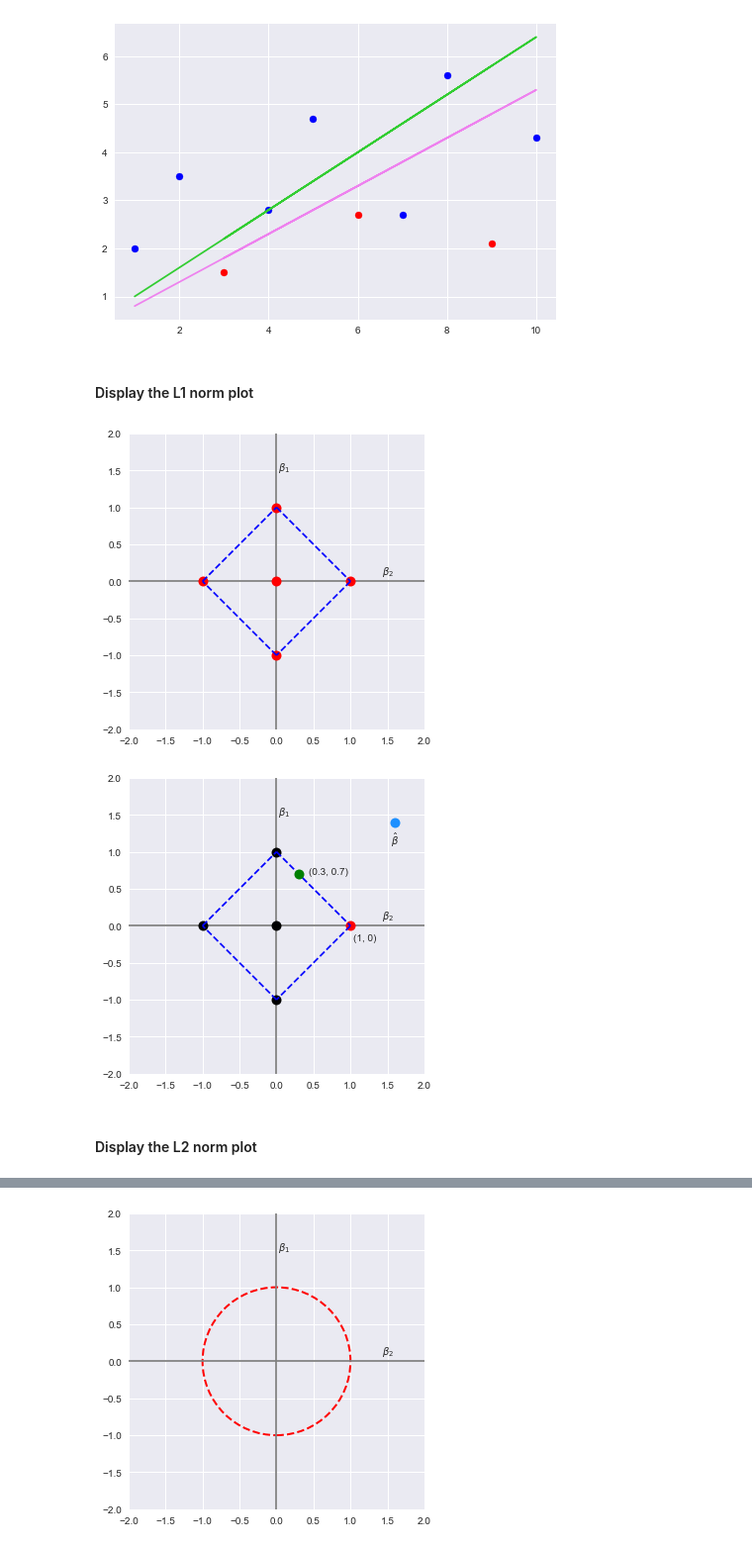
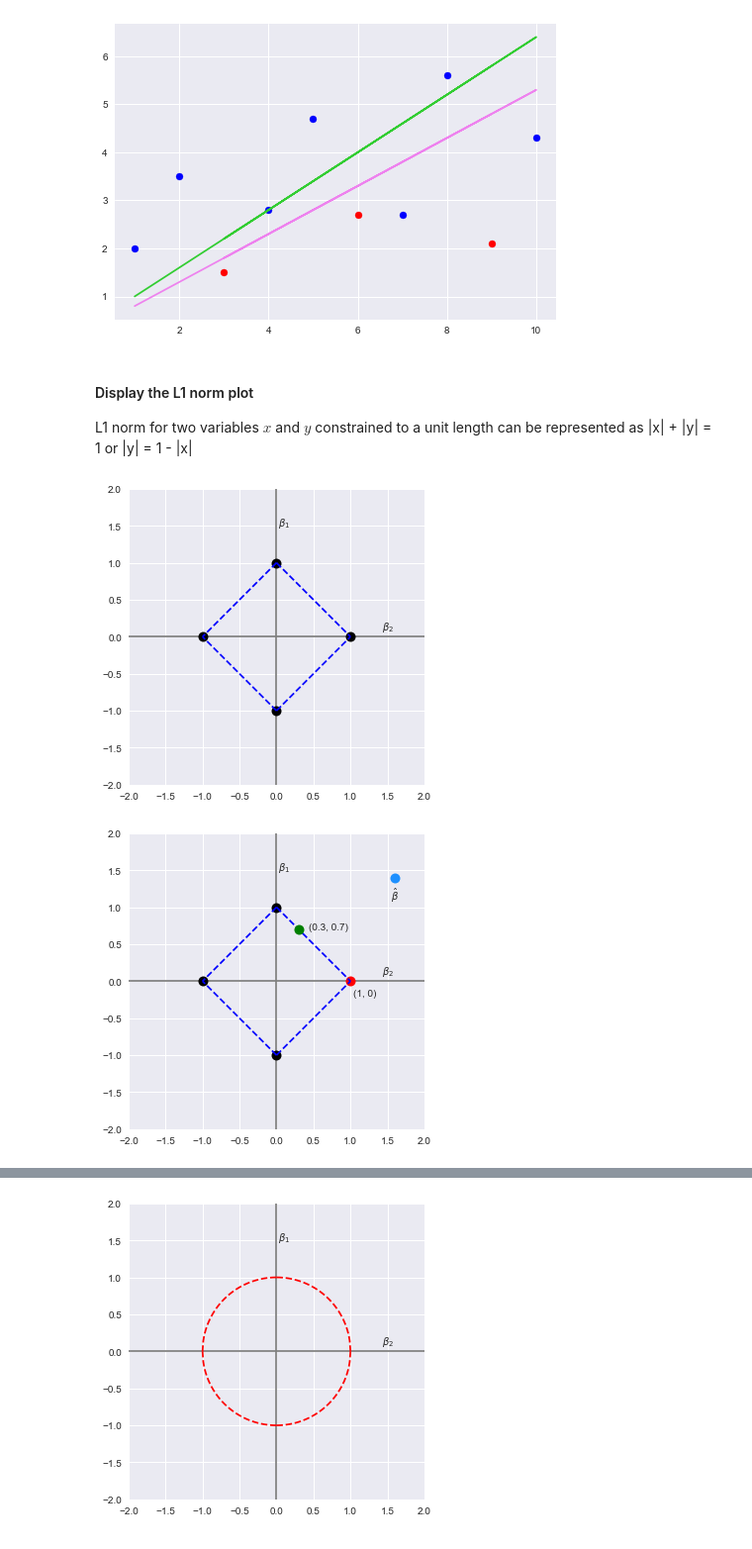
Before and after one commit to bhaskars-repo/MachineLearning, a Jupyter notebook: P5-1-Regularization.ipynb, the cells around one changed output, grey strips where cells are left out. Shown: that part at 99% size. Drawn from its saved outputs; the diff is of its cells as text; code cells hidden in the pictures.

```diff
--- a/P5-1-Regularization.ipynb
+++ b/P5-1-Regularization.ipynb
@@ -81,28 +81,32 @@ plt.scatter(x_test, y_test, color='red')
 plt.show()
 # %% [output]
 [figure]
-# %% [markdown]
-#### Display the L1 norm plot
+# %% [markdown]
+#### Display the L1 norm plot
+
+L1 norm for two variables $x$ and $y$ constrained to a unit length can be represented as |x| + |y| = 1 or |y| = 1 - |x|
+# %%
+x1 = np.linspace(0, 1, 100)
+y1 = 1 - x1
 # %%
 plt.xlim(-2.0, 2.0)
 plt.ylim(-2.0, 2.0)
 plt.axhline(0, color='gray')
 plt.axvline(0, color='gray')
 plt.annotate('$\\beta_1$', (0.1, 1.5), xytext=(0.1, 1.5), ha='center')
 plt.annotate('$\\beta_2$', (1.5, 0.1), xytext=(1.5, 0.1), ha='center')
-plt.plot(0, 0, 'ro', markersize=10)
-plt.plot(0, 1, 'ro', markersize=10)
-plt.plot(1, 0, 'ro', markersize=10)
-plt.plot(0, -1, 'ro', markersize=10)
-plt.plot(-1, 0, 'ro', markersize=10)
-plt.plot([0, 1], [1, 0], color='blue', linestyle='--')
-plt.plot([1, 0], [0, -1], color='blue', linestyle='--')
-plt.plot([0, -1], [-1, 0], color='blue', linestyle='--')
-plt.plot([-1, 0], [0, 1], color='blue', linestyle='--')
+plt.plot(0, 1, 'ko', markersize=10)
+plt.plot(1, 0, 'ko', markersize=10)
+plt.plot(0, -1, 'ko', markersize=10)
+plt.plot(-1, 0, 'ko', markersize=10)
+plt.plot(x1, y1, color='blue', linestyle='--')
+plt.plot(-x1, y1, color='blue', linestyle='--')
+plt.plot(x1, -y1, color='blue', linestyle='--')
+plt.plot(-x1, -y1, color='blue', linestyle='--')
 plt.gca().set_aspect('equal', adjustable='box')
 plt.show()
 # %% [output]
-[figure, old version]
+[figure, new version]
 # %%
 plt.xlim(-2.0, 2.0)
 plt.ylim(-2.0, 2.0)
@@ -110,16 +114,15 @@ plt.axhline(0, color='gray')
 plt.axvline(0, color='gray')
 plt.annotate('$\\beta_1$', (0.1, 1.5), xytext=(0.1, 1.5), ha='center')
 plt.annotate('$\\beta_2$', (1.5, 0.1), xytext=(1.5, 0.1), ha='center')
-plt.plot(0, 0, 'ko', markersize=10)
 plt.plot(0, 1, 'ko', markersize=10)
 plt.plot(1, 0, color='red', marker='o', markersize=10)
 plt.annotate('(1, 0)', (1.2, -0.2), xytext=(1.2, -0.2), ha='center')
 plt.plot(0, -1, 'ko', markersize=10)
 plt.plot(-1, 0, 'ko', markersize=10)
-plt.plot([0, 1], [1, 0], color='blue', linestyle='--')
-plt.plot([1, 0], [0, -1], color='blue', linestyle='--')
-plt.plot([0, -1], [-1, 0], color='blue', linestyle='--')
-plt.plot([-1, 0], [0, 1], color='blue', linestyle='--')
+plt.plot(x1, y1, color='blue', linestyle='--')
+plt.plot(-x1, y1, color='blue', linestyle='--')
+plt.plot(x1, -y1, color='blue', linestyle='--')
+plt.plot(-x1, -y1, color='blue', linestyle='--')
 plt.plot(1.6, 1.4, color='dodgerblue', marker='o', markersize=10)
 plt.annotate('$\\hat{\\beta}$', (1.6, 1.1), xytext=(1.6, 1.1), ha='center')
 plt.plot(0.3, 0.7, color='green', marker='o', markersize=10)
@@ -127,6 +130,4 @@ plt.annotate('(0.3, 0.7)', (0.7, 0.7), xytext=(0.7, 0.7), ha='center')
 plt.gca().set_aspect('equal', adjustable='box')
 plt.show()
 # %% [output]
-[figure, old version]
+[figure, new version]
-# %% [markdown]
-#### Display the L2 norm plot
```
Also changed, not shown: parts of 8 cells of this notebook, 5 other files.
